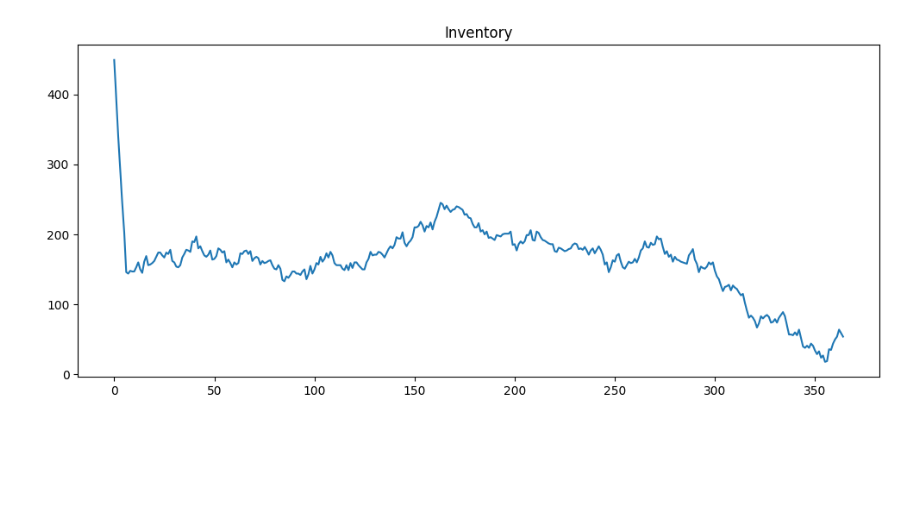
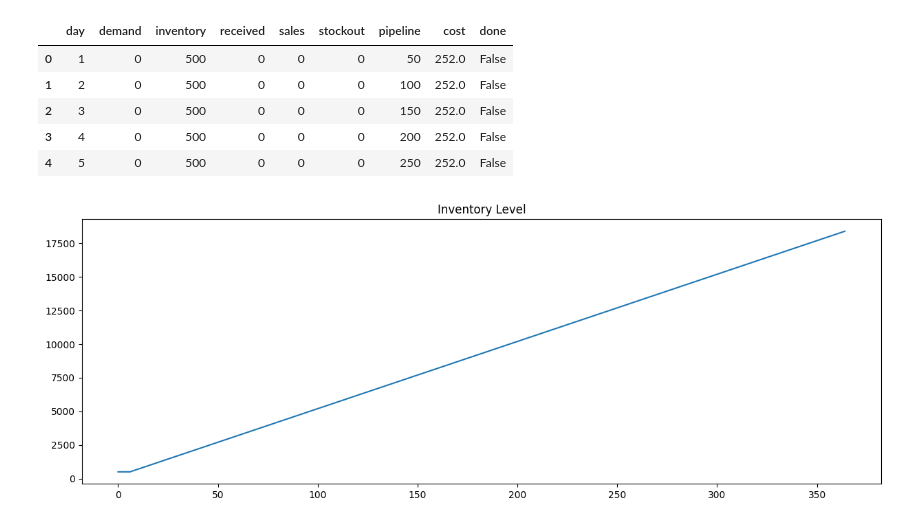
Before and after one commit to CallmeTruong/CausalRL-SupplyChain, a Jupyter notebook: notebooks/02_simulator_test.ipynb, the cells around one changed output. Drawn from its saved outputs; the diff is of its cells as text; code cells hidden in the pictures; blank space fills up the shorter version.

```diff
--- a/notebooks/02_simulator_test.ipynb
+++ b/notebooks/02_simulator_test.ipynb
@@ -41,12 +14,18 @@ print(df.head())
+# %%
+sales_cols = [
+    c
+    for c in df.columns
+    if c.startswith("d_")
+]
+
+item = df.iloc[0]
+
+demand_series = (
+    item[sales_cols]
+    .values
+)
 # %%
-import matplotlib.pyplot as plt
-
-plt.figure(figsize=(12,5))
-
-plt.plot(df["inventory"])
-
-plt.title("Inventory")
-
-plt.show()
+engine = SupplyChainEngine(
+    demand_series=demand_series,
+    initial_inventory=500
+)
-# %% [output]
-[figure, removed]
@@ -52,0 +47,29 @@ plt.show()
+# %%
+df_result = pd.DataFrame(
+    results
+)
+
+df_result.head()
+# %% [output]
+|  | day | demand | inventory | received | sales | stockout | pipeline | cost | done |
+| 0 | 1 | 0 | 500 | 0 | 0 | 0 | 50 | 252.0 | False |
+| 1 | 2 | 0 | 500 | 0 | 0 | 0 | 100 | 252.0 | False |
+| 2 | 3 | 0 | 500 | 0 | 0 | 0 | 150 | 252.0 | False |
+| 3 | 4 | 0 | 500 | 0 | 0 | 0 | 200 | 252.0 | False |
+| 4 | 5 | 0 | 500 | 0 | 0 | 0 | 250 | 252.0 | False |
+# %%
+import matplotlib.pyplot as plt
+
+plt.figure(figsize=(15,5))
+
+plt.plot(
+    df_result["inventory"]
+)
+
+plt.title(
+    "Inventory Level"
+)
+
+plt.show()
+# %% [output]
+[figure, added]
```
Also changed, not shown: parts of 7 cells of this notebook, 4 other files.
